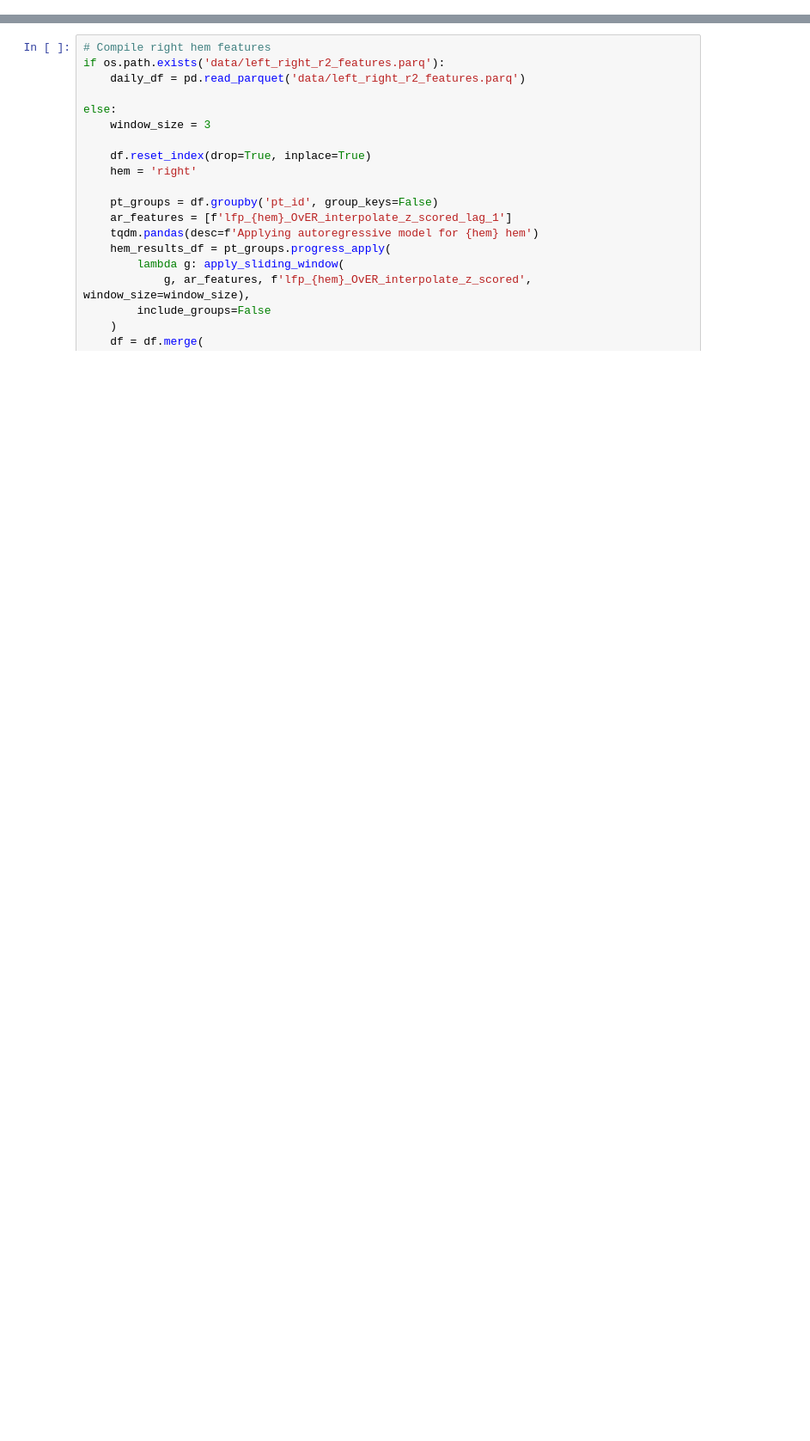
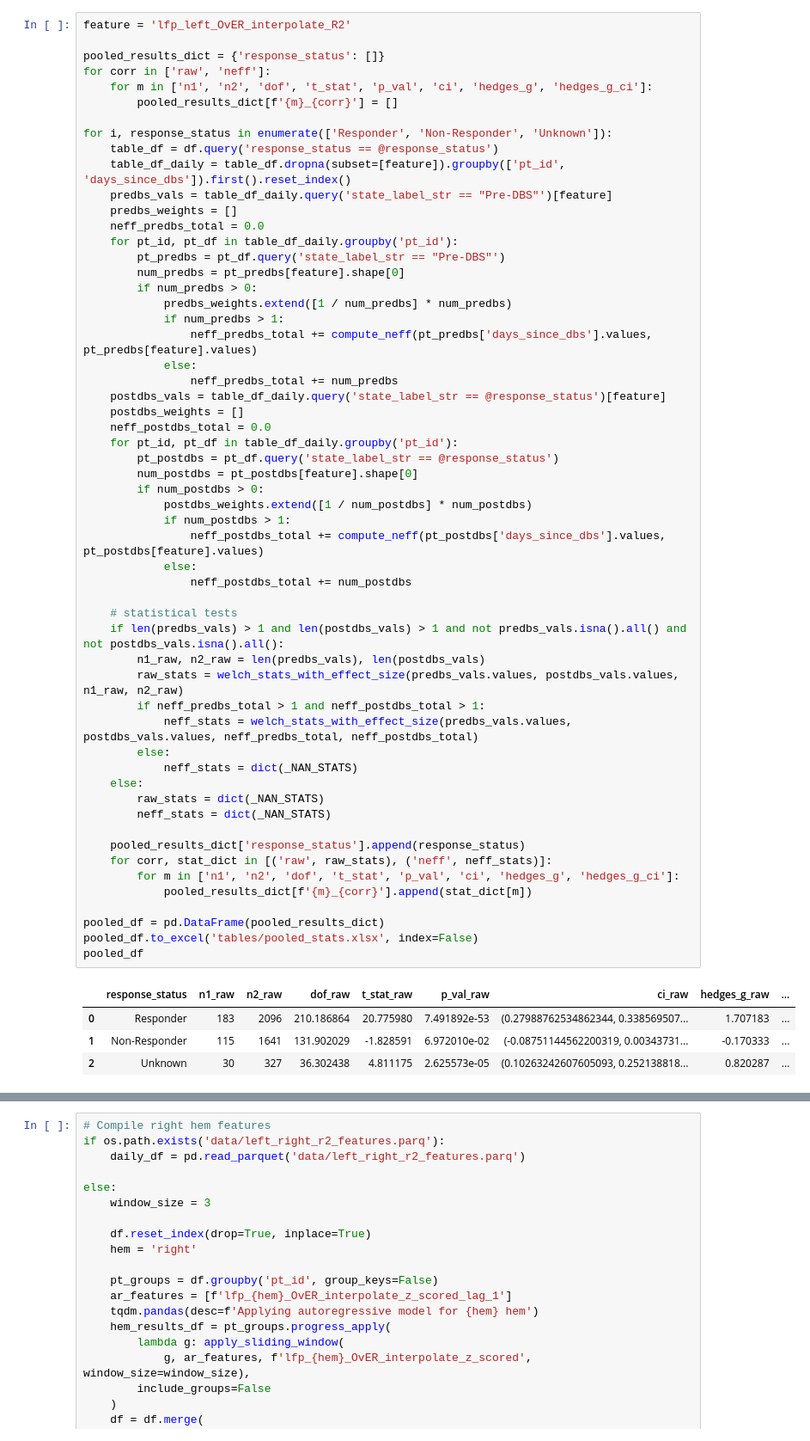
Before and after one commit to ProvenzaLab/PerceptPredictability, a Jupyter notebook: tables.ipynb, the cells around one changed output, grey strips where cells are left out. Shown at 86% size. Drawn from its saved outputs; the diff is of its cells as text; blank space fills up the shorter version.

```diff
--- a/tables.ipynb
+++ b/tables.ipynb
@@ -32 +257,62 @@ df.head(5)
+# %%
+feature = 'lfp_left_OvER_interpolate_R2'
+
+pooled_results_dict = {'response_status': []}
+for corr in ['raw', 'neff']:
+    for m in ['n1', 'n2', 'dof', 't_stat', 'p_val', 'ci', 'hedges_g', 'hedges_g_ci']:
+        pooled_results_dict[f'{m}_{corr}'] = []
+
+for i, response_status in enumerate(['Responder', 'Non-Responder', 'Unknown']):
+    table_df = df.query('response_status == @response_status')
+    table_df_daily = table_df.dropna(subset=[feature]).groupby(['pt_id', 'days_since_dbs']).first().reset_index()
+    predbs_vals = table_df_daily.query('state_label_str == "Pre-DBS"')[feature]
+    predbs_weights = []
+    neff_predbs_total = 0.0
+    for pt_id, pt_df in table_df_daily.groupby('pt_id'):
+        pt_predbs = pt_df.query('state_label_str == "Pre-DBS"')
+        num_predbs = pt_predbs[feature].shape[0]
+        if num_predbs > 0:
+            predbs_weights.extend([1 / num_predbs] * num_predbs)
+            if num_predbs > 1:
+                neff_predbs_total += compute_neff(pt_predbs['days_since_dbs'].values, pt_predbs[feature].values)
+            else:
+                neff_predbs_total += num_predbs
+    postdbs_vals = table_df_daily.query('state_label_str == @response_status')[feature]
+    postdbs_weights = []
+    neff_postdbs_total = 0.0
+    for pt_id, pt_df in table_df_daily.groupby('pt_id'):
+        pt_postdbs = pt_df.query('state_label_str == @response_status')
+        num_postdbs = pt_postdbs[feature].shape[0]
+        if num_postdbs > 0:
+            postdbs_weights.extend([1 / num_postdbs] * num_postdbs)
+            if num_postdbs > 1:
+                neff_postdbs_total += compute_neff(pt_postdbs['days_since_dbs'].values, pt_postdbs[feature].values)
+            else:
+                neff_postdbs_total += num_postdbs
+
+    # statistical tests
+    if len(predbs_vals) > 1 and len(postdbs_vals) > 1 and not predbs_vals.isna().all() and not postdbs_vals.isna().all():
+        n1_raw, n2_raw = len(predbs_vals), len(postdbs_vals)
+        raw_stats = welch_stats_with_effect_size(predbs_vals.values, postdbs_vals.values, n1_raw, n2_raw)
+        if neff_predbs_total > 1 and neff_postdbs_total > 1:
+            neff_stats = welch_stats_with_effect_size(predbs_vals.values, postdbs_vals.values, neff_predbs_total, neff_postdbs_total)
+        else:
+            neff_stats = dict(_NAN_STATS)
+    else:
+        raw_stats = dict(_NAN_STATS)
+        neff_stats = dict(_NAN_STATS)
+
+    pooled_results_dict['response_status'].append(response_status)
+    for corr, stat_dict in [('raw', raw_stats), ('neff', neff_stats)]:
+        for m in ['n1', 'n2', 'dof', 't_stat', 'p_val', 'ci', 'hedges_g', 'hedges_g_ci']:
+            pooled_results_dict[f'{m}_{corr}'].append(stat_dict[m])
+
+pooled_df = pd.DataFrame(pooled_results_dict)
+pooled_df.to_excel('tables/pooled_stats.xlsx', index=False)
+pooled_df
+# %% [output]
+|  | response_status | n1_raw | n2_raw | dof_raw | t_stat_raw | p_val_raw | ci_raw | hedges_g_raw | ... |
+| 0 | Responder | 183 | 2096 | 210.186864 | 20.775980 | 7.491892e-53 | (0.27988762534862344, 0.338569507... | 1.707183 | ... |
+| 1 | Non-Responder | 115 | 1641 | 131.902029 | -1.828591 | 6.972010e-02 | (-0.08751144562200319, 0.00343731... | -0.170333 | ... |
+| 2 | Unknown | 30 | 327 | 36.302438 | 4.811175 | 2.625573e-05 | (0.10263242607605093, 0.252138818... | 0.820287 | ... |
 # %% [markdown]
```
Also changed, not shown: parts of 15 cells of this notebook, 1 other file.
